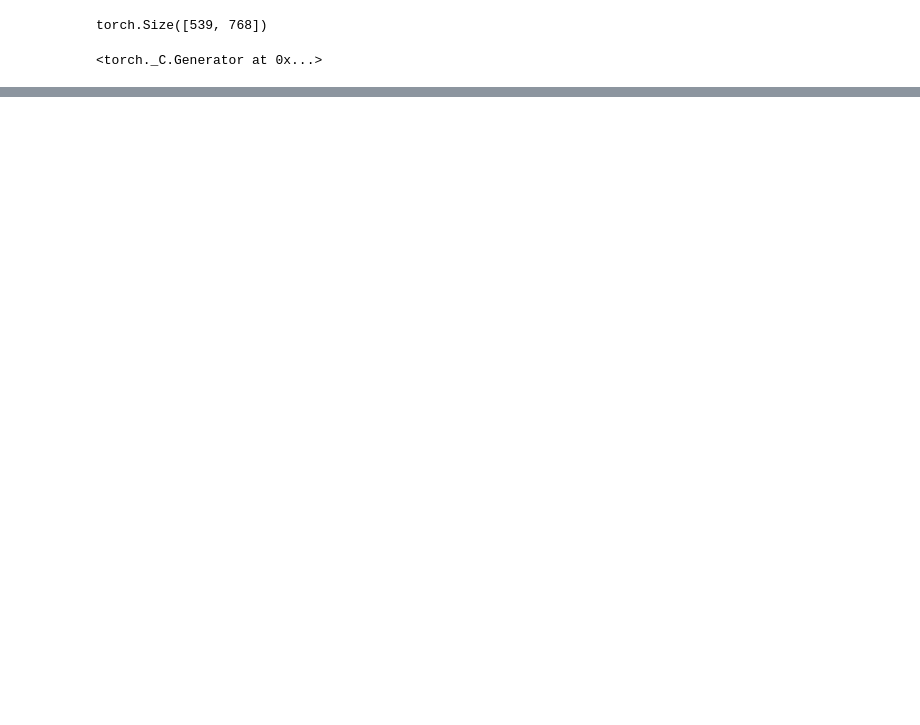
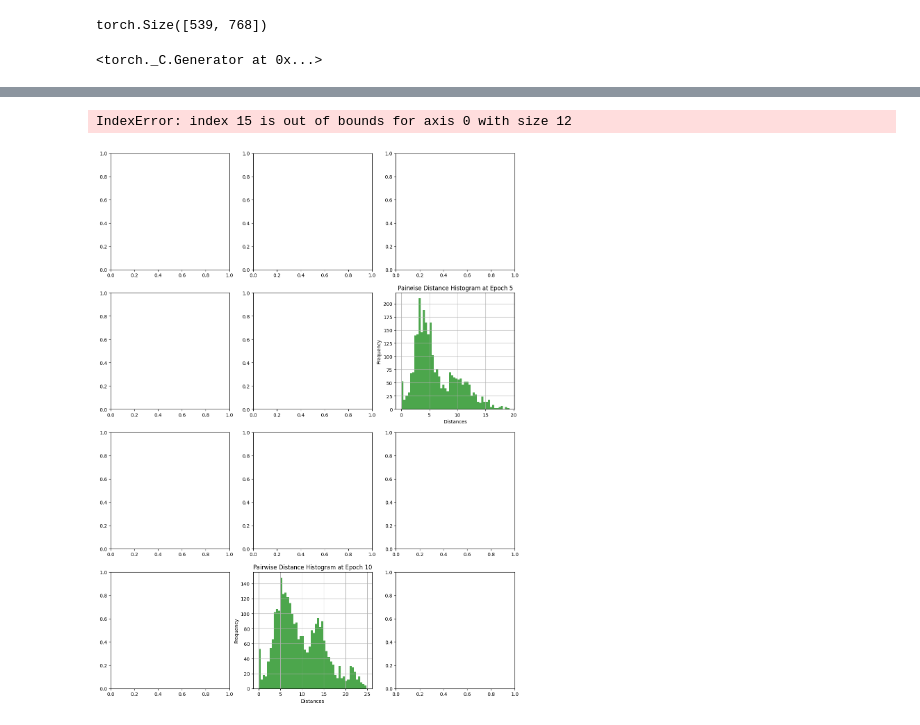
Before and after one commit to xOmer12/GraphTune, a Jupyter notebook: construct_hetero_graph.ipynb, the cells around one changed output, grey strips where cells are left out. Drawn from its saved outputs; the diff is of its cells as text; code cells hidden in the pictures; blank space fills up the shorter version.

```diff
--- a/construct_hetero_graph.ipynb
+++ b/construct_hetero_graph.ipynb
@@ -478,0 +603,5 @@ plot_vspace_reduced(x.cpu().numpy(), labels.cpu().numpy())
+# %%
+plot_dist_at_epoch(dist_epoch_dict)
+# %% [output]
+IndexError: index 15 is out of bounds for axis 0 with size 12
+[figure, added]
```
Also changed, not shown: parts of 15 cells of this notebook.
